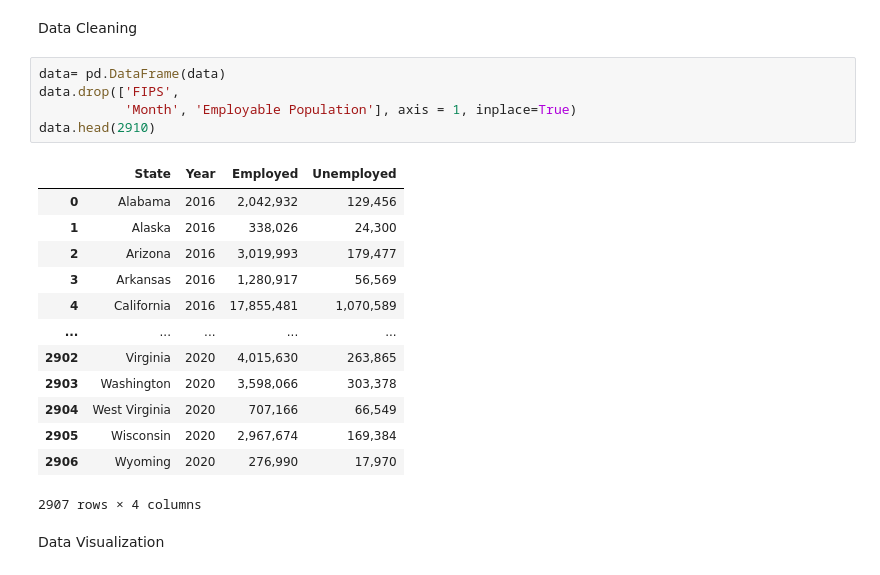
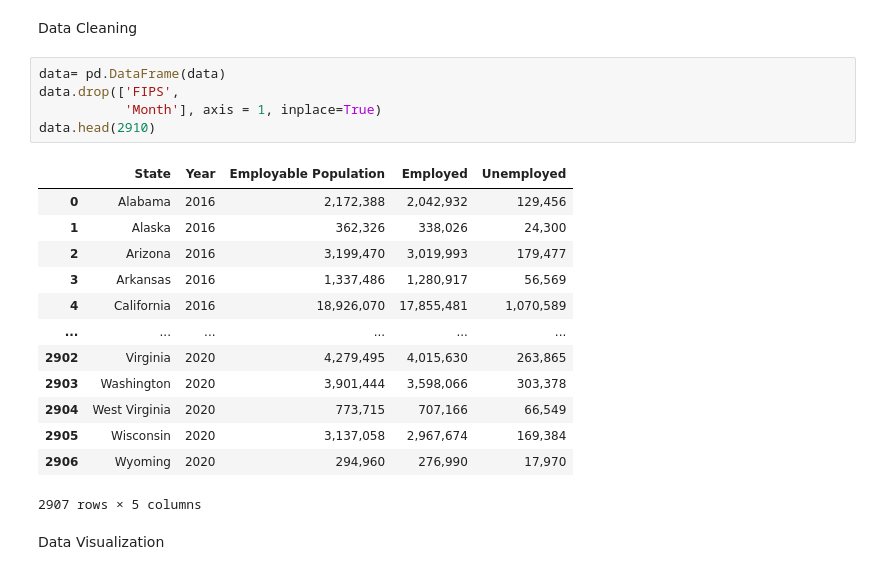
Before and after one commit to maezie19-02475/3206-The-Conquerors, a Jupyter notebook: COVID_19_DESCRIPTIVE_ANALYSIS_INFORMATION_AND_IMPACT_ON_EMPLOYMENT.ipynb, the cells around one changed output. Cells and saved outputs as stored; diff of their text form.

```diff
--- a/COVID_19_DESCRIPTIVE_ANALYSIS_INFORMATION_AND_IMPACT_ON_EMPLOYMENT.ipynb
+++ b/COVID_19_DESCRIPTIVE_ANALYSIS_INFORMATION_AND_IMPACT_ON_EMPLOYMENT.ipynb
@@ -174,21 +145,21 @@ Data Cleaning
 # %%
 data= pd.DataFrame(data)
 data.drop(['FIPS',
-           'Month', 'Employable Population'], axis = 1, inplace=True)
+           'Month'], axis = 1, inplace=True)
 data.head(2910)
 # %% [output]
-|  | State | Year | Employed | Unemployed |
-| 0 | Alabama | 2016 | 2,042,932 | 129,456 |
-| 1 | Alaska | 2016 | 338,026 | 24,300 |
-| 2 | Arizona | 2016 | 3,019,993 | 179,477 |
-| 3 | Arkansas | 2016 | 1,280,917 | 56,569 |
-| 4 | California | 2016 | 17,855,481 | 1,070,589 |
-| ... | ... | ... | ... | ... |
-| 2902 | Virginia | 2020 | 4,015,630 | 263,865 |
-| 2903 | Washington | 2020 | 3,598,066 | 303,378 |
-| 2904 | West Virginia | 2020 | 707,166 | 66,549 |
-| 2905 | Wisconsin | 2020 | 2,967,674 | 169,384 |
-| 2906 | Wyoming | 2020 | 276,990 | 17,970 |
+|  | State | Year | Employable Population | Employed | Unemployed |
+| 0 | Alabama | 2016 | 2,172,388 | 2,042,932 | 129,456 |
+| 1 | Alaska | 2016 | 362,326 | 338,026 | 24,300 |
+| 2 | Arizona | 2016 | 3,199,470 | 3,019,993 | 179,477 |
+| 3 | Arkansas | 2016 | 1,337,486 | 1,280,917 | 56,569 |
+| 4 | California | 2016 | 18,926,070 | 17,855,481 | 1,070,589 |
+| ... | ... | ... | ... | ... | ... |
+| 2902 | Virginia | 2020 | 4,279,495 | 4,015,630 | 263,865 |
+| 2903 | Washington | 2020 | 3,901,444 | 3,598,066 | 303,378 |
+| 2904 | West Virginia | 2020 | 773,715 | 707,166 | 66,549 |
+| 2905 | Wisconsin | 2020 | 3,137,058 | 2,967,674 | 169,384 |
+| 2906 | Wyoming | 2020 | 294,960 | 276,990 | 17,970 |
-2907 rows × 4 columns
+2907 rows × 5 columns
 # %% [markdown]
 Data Visualization
```
Also changed, not shown: parts of 9 cells of this notebook.
